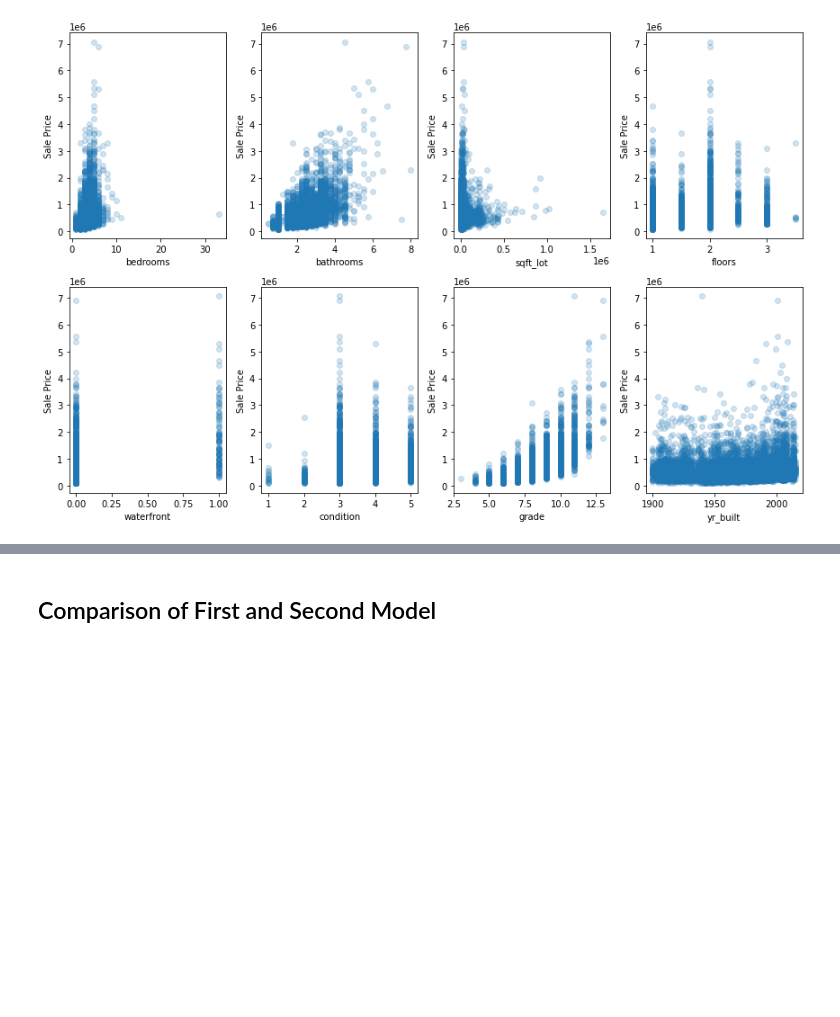
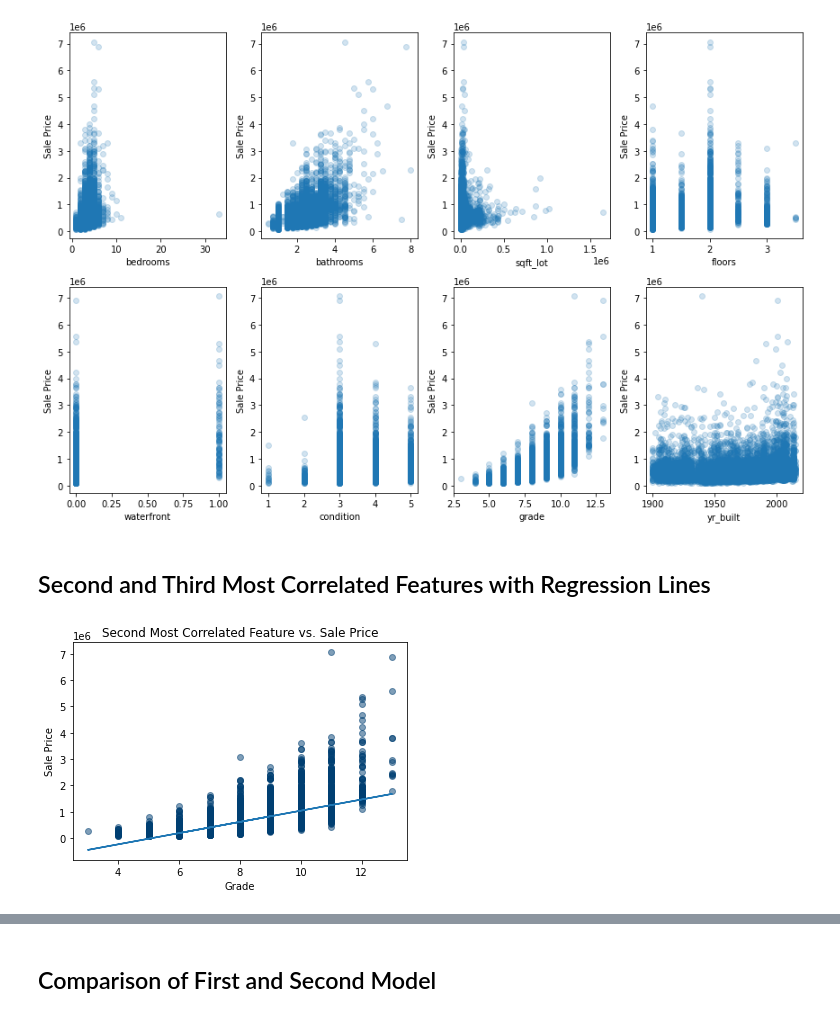
Before and after one commit to clarkkon/dsc-phase-2-project-v2-3, a Jupyter notebook: student.ipynb, the cells around one changed output, grey strips where cells are left out. Saved outputs shown, nothing was run; the diff lists cells and outputs as text; code cells hidden in the pictures; blank space fills up the shorter version.

```diff
--- a/student.ipynb
+++ b/student.ipynb
@@ -375,3 +421,19 @@ for index, col in enumerate(scatterplot_data.columns):
     ax.set_ylabel("Sale Price")
 # %% [output]
 [figure]
+# %% [markdown]
+## Second and Third Most Correlated Features with Regression Lines
+# %%
+x2 = X_train['grade']
+m2, c2 = best_fit(x2,y)
+regression_line2 = reg_line(m2, c2, x2)
+# %%
+fig, ax = plt.subplots()
+
+ax.scatter(x2, y, color='#003F72', alpha=0.5)
+plt.plot(x2, regression_line2, label="Regression Line")
+ax.set_xlabel("Grade")
+ax.set_ylabel("Sale Price")
+ax.set_title("Second Most Correlated Feature vs. Sale Price");
+# %% [output]
+[figure, added]
```
Also changed, not shown: parts of 13 cells of this notebook.
